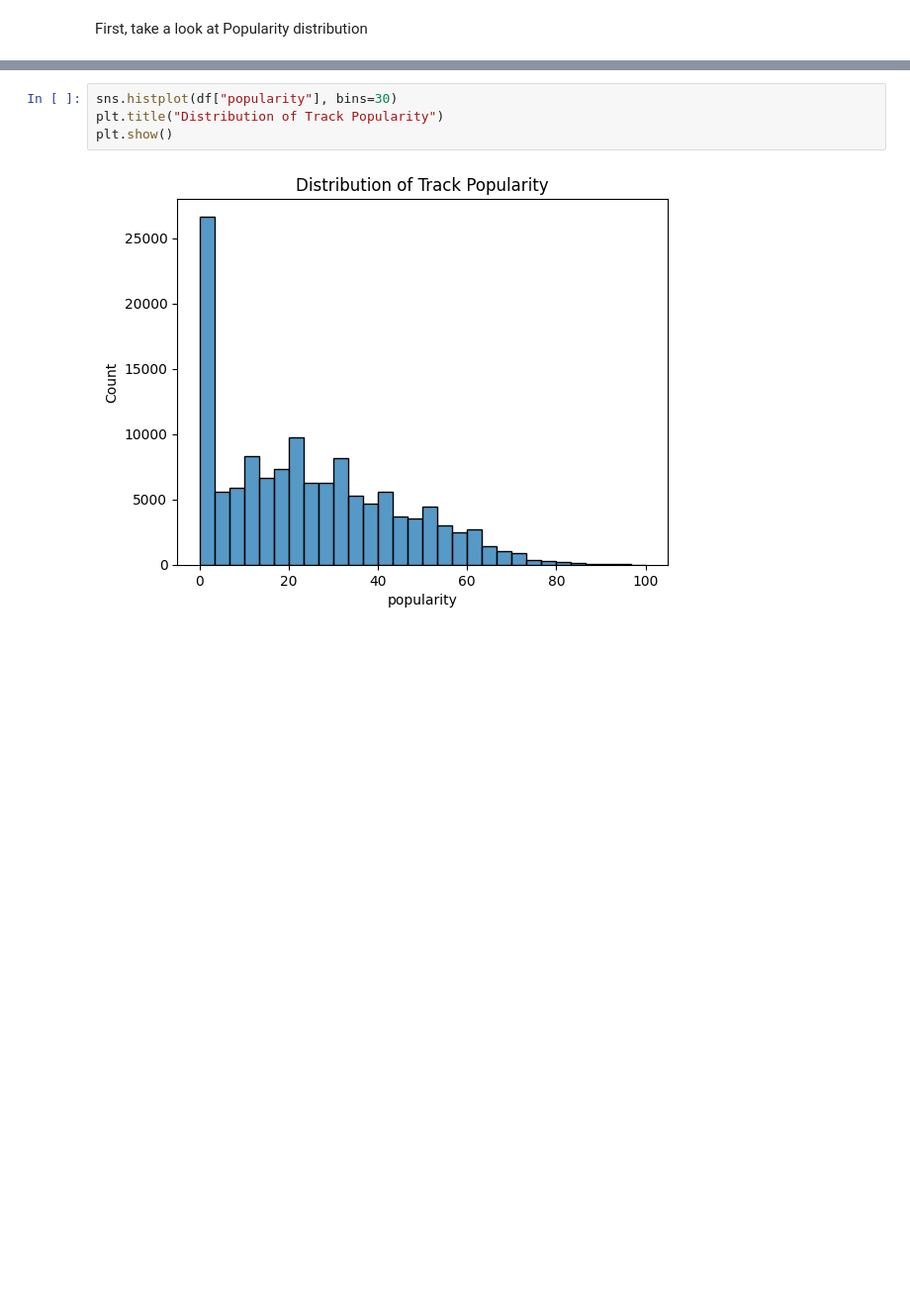
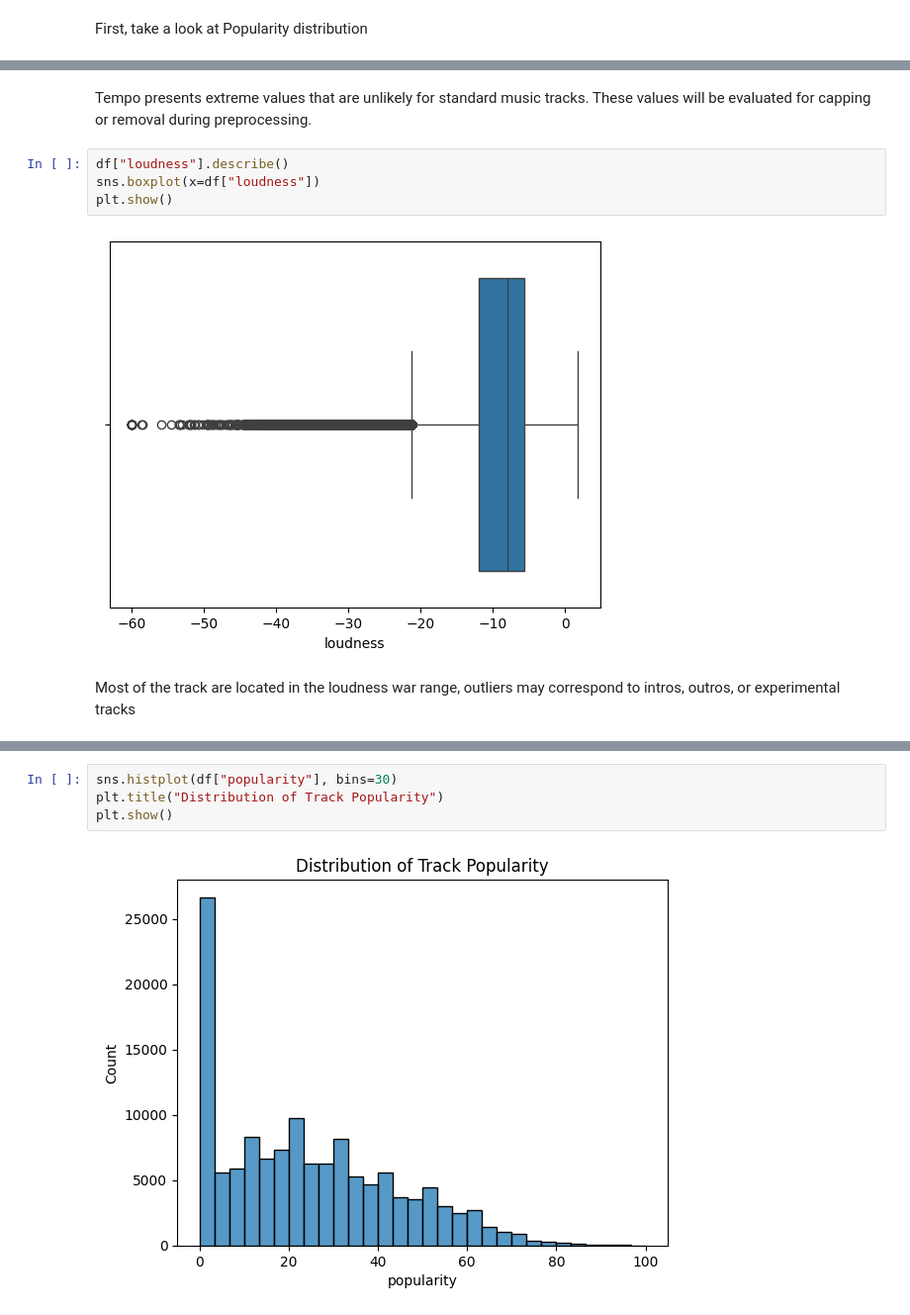
Before and after one commit to Miguel-sierra89/DS, a Jupyter notebook: DS_P1_Spotify/notebooks/eda.ipynb, the cells around one changed output, grey strips where cells are left out. Shown at 99% size. Drawn from its saved outputs; the diff is of its cells as text; blank space fills up the shorter version.

```diff
--- a/DS_P1_Spotify/notebooks/eda.ipynb
+++ b/DS_P1_Spotify/notebooks/eda.ipynb
@@ -69,0 +218,11 @@ First, take a look at Popularity distribution
+# %% [markdown]
+Tempo presents extreme values that are unlikely for standard music tracks.
+These values will be evaluated for capping or removal during preprocessing.
+# %%
+df["loudness"].describe()
+sns.boxplot(x=df["loudness"])
+plt.show()
+# %% [output]
+[figure, added]
+# %% [markdown]
+Most of the track are located in the loudness war range, outliers may correspond to intros, outros, or experimental tracks
```
Also changed, not shown: parts of 27 cells of this notebook.
